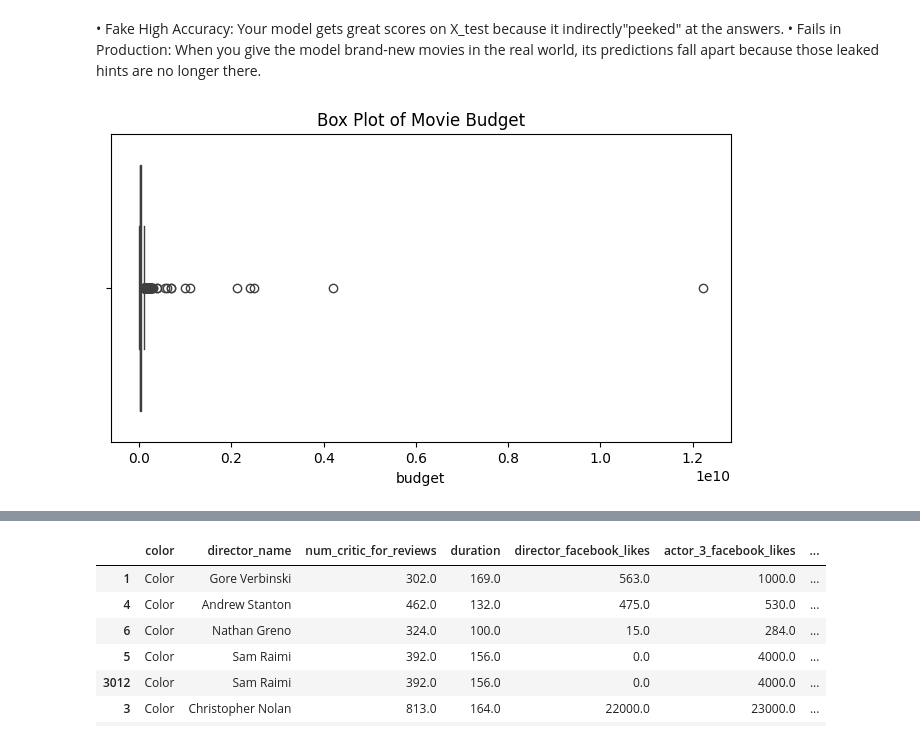
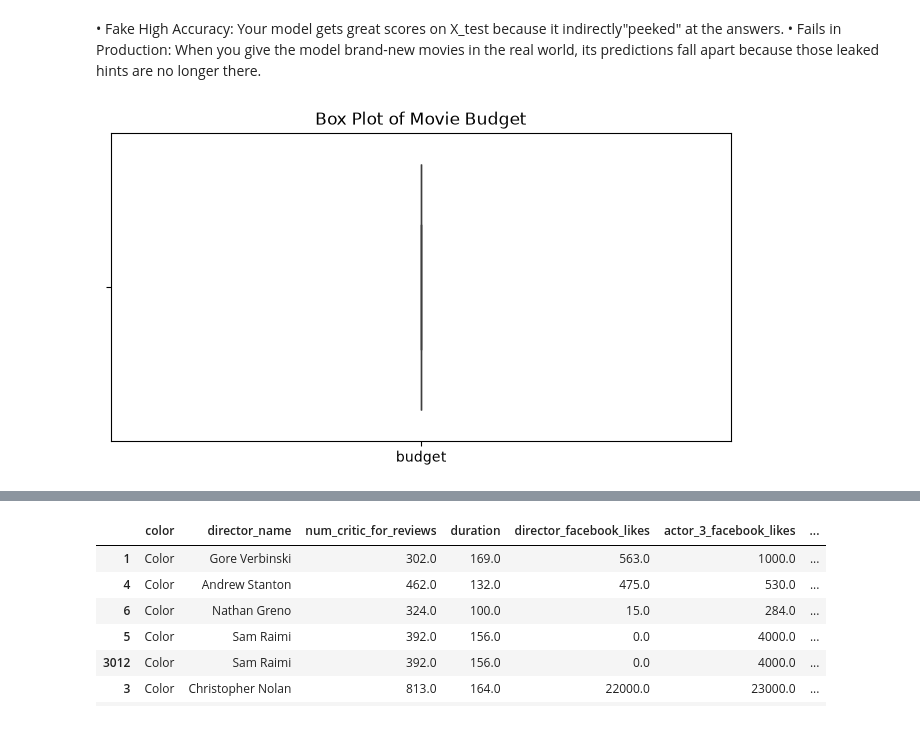
Before and after one commit to geetanjali-scoriant/Week1_Machine_Learning_Fundamentals, a Jupyter notebook: Week1.ipynb, the cells around one changed output, grey strips where cells are left out. Saved outputs shown, nothing was run; the diff lists cells and outputs as text; code cells hidden in the pictures.

```diff
--- a/Week1.ipynb
+++ b/Week1.ipynb
@@ -348,11 +355,11 @@ making it look much more accurate than it will actually be on real, unseen data.
 its predictions fall apart because those leaked hints are no longer there.
 # %%
 plt.figure(figsize=(8, 4))
-sns.boxplot(x=movies['budget'])
+sns.boxplot(x=['budget'])
 plt.title('Box Plot of Movie Budget')
 plt.show()
 # %% [output]
-[figure, old version]
+[figure, new version]
 # %%
 movies['budget'].describe()
 # %% [output]
```
Also changed, not shown: parts of 20 cells of this notebook.
